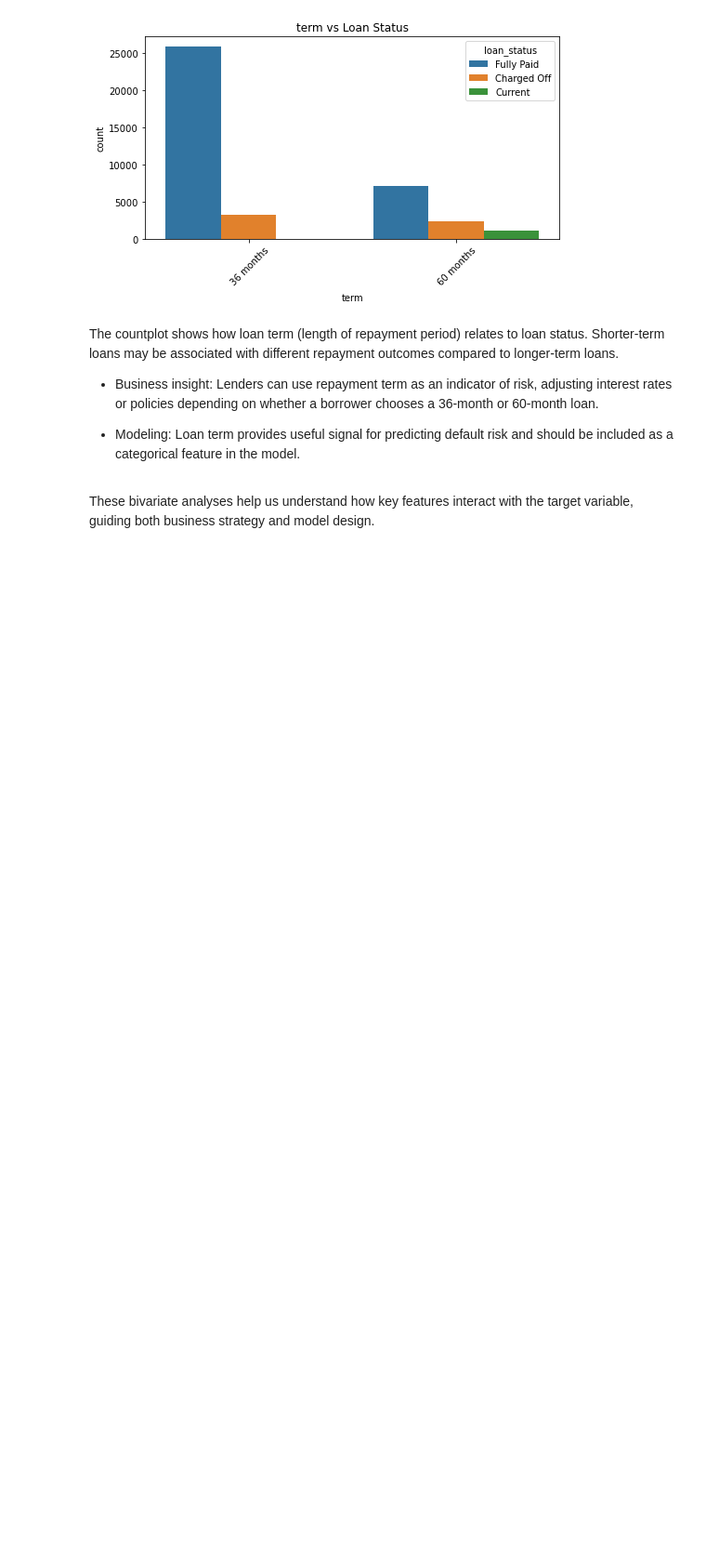
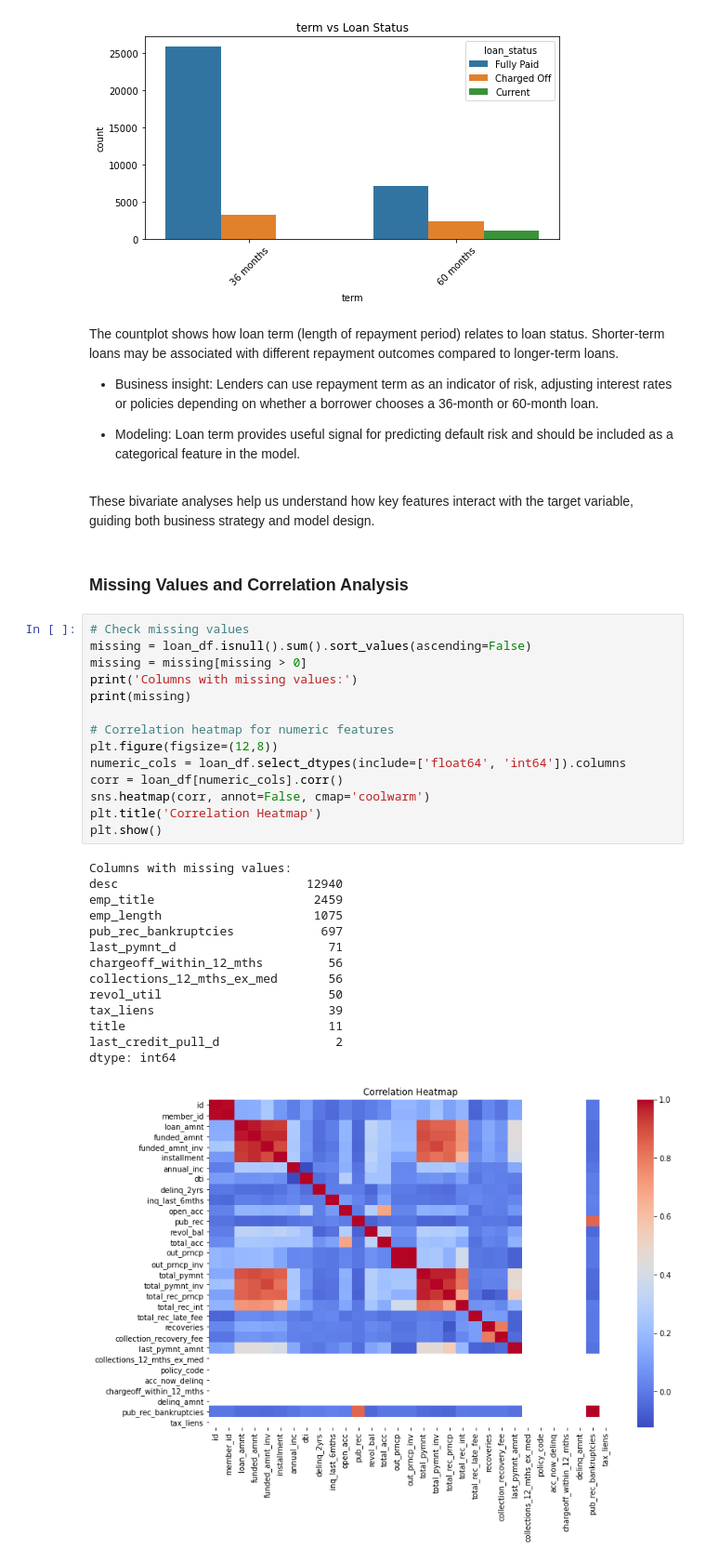
Before and after one commit to KweyuV/Digitizing-Loan-Approvals-for-Financial-Inclusion, a Jupyter notebook: Loan_approval_final.ipynb, the cells around one changed output. Shown at 93% size. Saved outputs shown, nothing was run; the diff lists cells and outputs as text; blank space fills up the shorter version.

```diff
--- a/Loan_approval_final.ipynb
+++ b/Loan_approval_final.ipynb
@@ -364,3 +364,34 @@ The countplot shows how loan term (length of repayment period) relates to loan s
 - Modeling: Loan term provides useful signal for predicting default risk and should be included as a categorical feature in the model.
 # %% [markdown]
 These bivariate analyses help us understand how key features interact with the target variable, guiding both business strategy and model design.
+# %% [markdown]
+### Missing Values and Correlation Analysis
+# %%
+# Check missing values
+missing = loan_df.isnull().sum().sort_values(ascending=False)
+missing = missing[missing > 0]
+print('Columns with missing values:')
+print(missing)
+
+# Correlation heatmap for numeric features
+plt.figure(figsize=(12,8))
+numeric_cols = loan_df.select_dtypes(include=['float64', 'int64']).columns
+corr = loan_df[numeric_cols].corr()
+sns.heatmap(corr, annot=False, cmap='coolwarm')
+plt.title('Correlation Heatmap')
+plt.show()
+# %% [output]
+Columns with missing values:
+desc                          12940
+emp_title                      2459
+emp_length                     1075
+pub_rec_bankruptcies            697
+last_pymnt_d                     71
+chargeoff_within_12_mths         56
+collections_12_mths_ex_med       56
+revol_util                       50
+tax_liens                        39
+title                            11
+last_credit_pull_d                2
+dtype: int64
+[figure, added]
```
Also changed, not shown: parts of 11 cells of this notebook.
